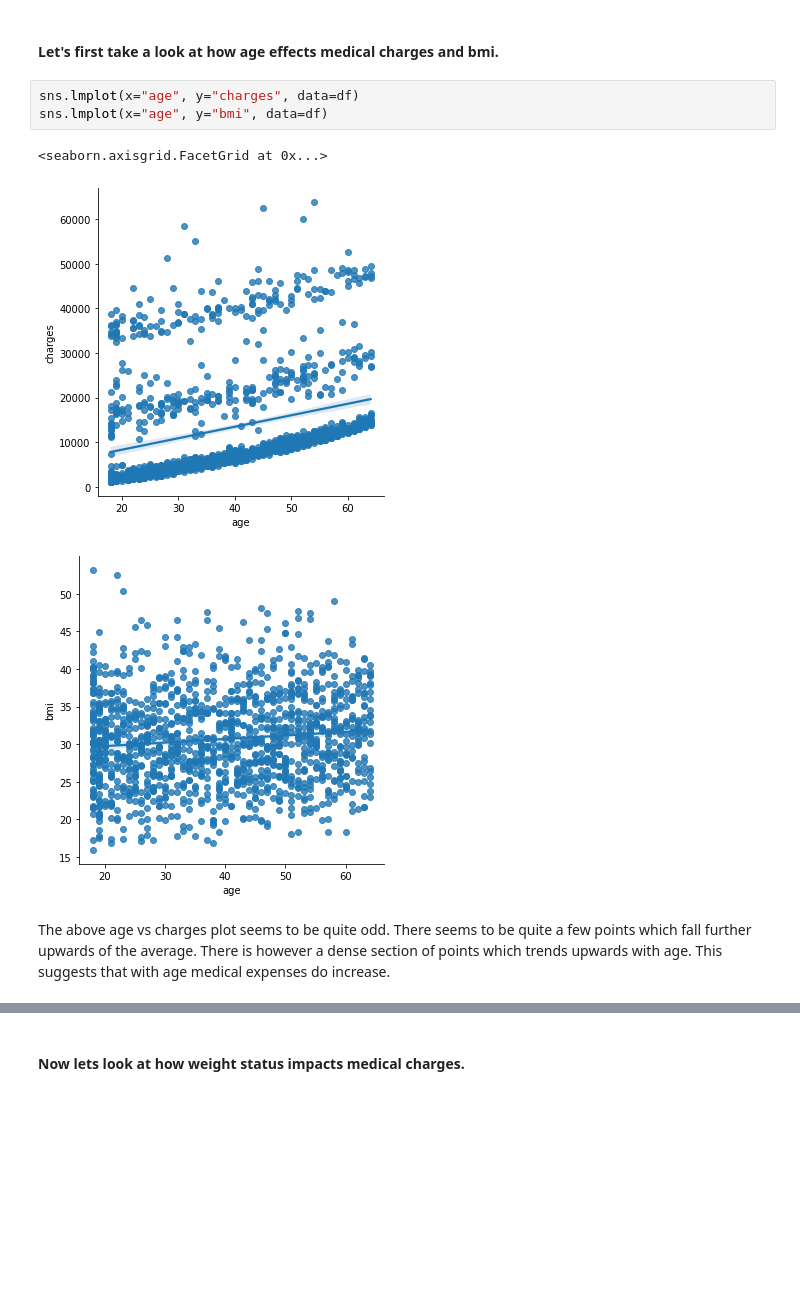
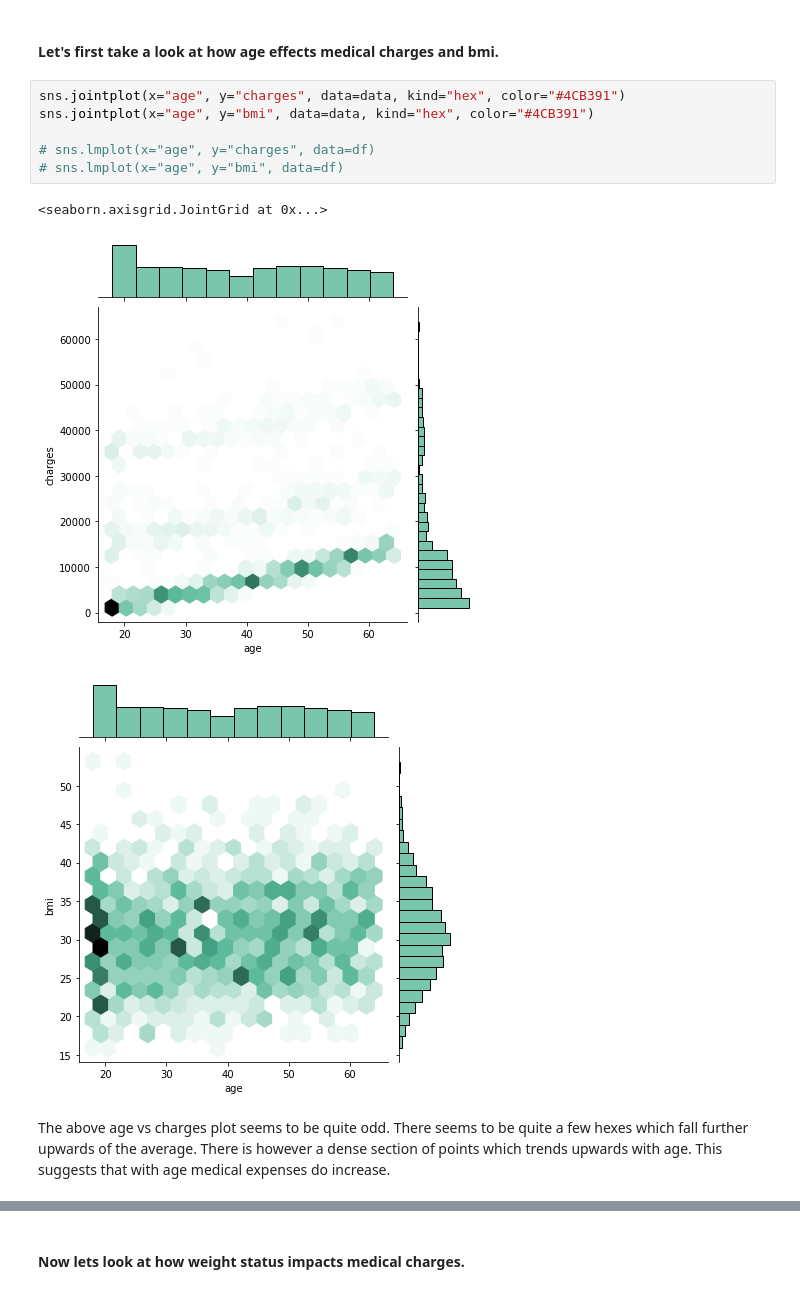
Before and after one commit to data301-2021-winter1/project-group10-project, a Jupyter notebook: notebooks/analysis2.ipynb, the cells around one changed output, grey strips where cells are left out. Saved outputs shown, nothing was run; the diff lists cells and outputs as text; blank space fills up the shorter version.

```diff
--- a/notebooks/analysis2.ipynb
+++ b/notebooks/analysis2.ipynb
@@ -287,12 +287,15 @@ sns.countplot(x=df["sex"], ax=ax[1][2])
 # %% [markdown]
 #### Let's first take a look at how age effects medical charges and bmi.
 # %%
-sns.lmplot(x="age", y="charges", data=df)
-sns.lmplot(x="age", y="bmi", data=df)
+sns.jointplot(x="age", y="charges", data=data, kind="hex", color="#4CB391")
+sns.jointplot(x="age", y="bmi", data=data, kind="hex", color="#4CB391")
+
+# sns.lmplot(x="age", y="charges", data=df)
+# sns.lmplot(x="age", y="bmi", data=df)
 # %% [output]
-<seaborn.axisgrid.FacetGrid at 0x...>
+<seaborn.axisgrid.JointGrid at 0x...>
-[figure, old version]
+[figure, new version]
-[figure, old version]
+[figure, new version]
 # %% [markdown]
-The above age vs charges plot seems to be quite odd. There seems to be quite a few points which fall further upwards of the average. There is however a dense section of points which trends upwards with age. This suggests that with age medical expenses do increase.
+The above age vs charges plot seems to be quite odd. There seems to be quite a few hexes which fall further upwards of the average. There is however a dense section of points which trends upwards with age. This suggests that with age medical expenses do increase.
 # %% [markdown]
```
Also changed, not shown: parts of 7 cells of this notebook, 1 other file.
